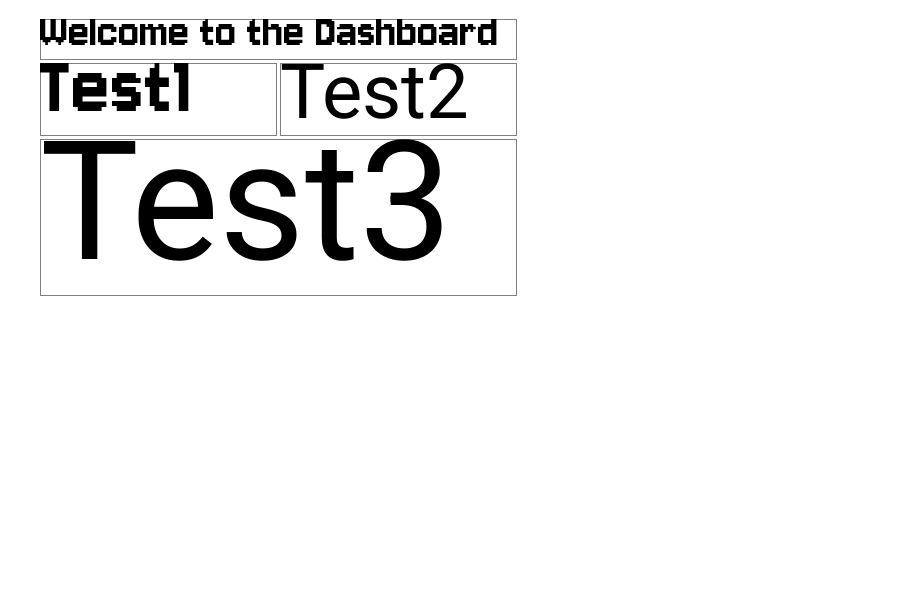
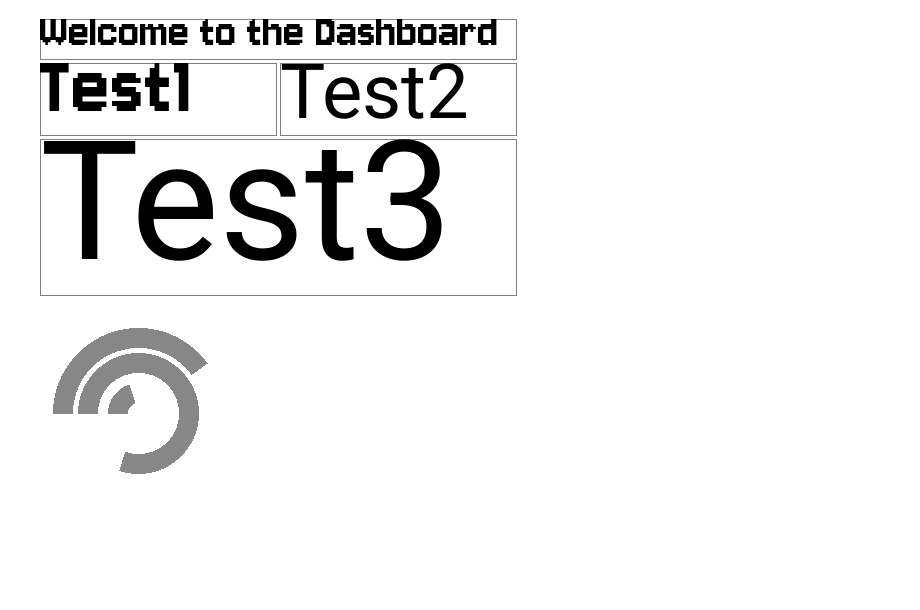
Before and after one commit to holgern/piltext, a Jupyter notebook: notebooks/text_example.ipynb, the cells around one changed output. Saved outputs shown, nothing was run; the diff lists cells and outputs as text; code cells hidden in the pictures; blank space fills up the shorter version.

Commit message:
feat: add some new plots for dials and squares, improve text_grid

```diff
--- a/notebooks/text_example.ipynb
+++ b/notebooks/text_example.ipynb
@@ -230,3 +230,16 @@ display(image.get_image())
 # %% [output]
 delta_y = 40, d0 height 36
 [figure]
+# %%
+image = ImageDrawer(480, 280, f)
+image.initialize()
+dial = ImageDial(0.4, f, font_name=None, show_needle=False, show_ticks=False, show_value=False, start_angle=-180, end_angle=180, track_color="white", size=200)
+dial._draw_dial(image)
+dial2 = ImageDial(0.8, f, font_name=None, show_needle=False, show_ticks=False, show_value=False, start_angle=-180, end_angle=180, track_color="white", size=200, radius=60)
+dial2._draw_dial(image)
+dial2 = ImageDial(0.2, f, font_name=None, show_needle=False, show_ticks=False, show_value=False, start_angle=-180, end_angle=180, track_color="white", size=200, radius=30)
+dial2._draw_dial(image)
+image.finalize(inverted=False)
+display(image.get_image())
+# %% [output]
+[figure, added]
```
Also changed, not shown: parts of 2 cells of this notebook, 9 other files.
